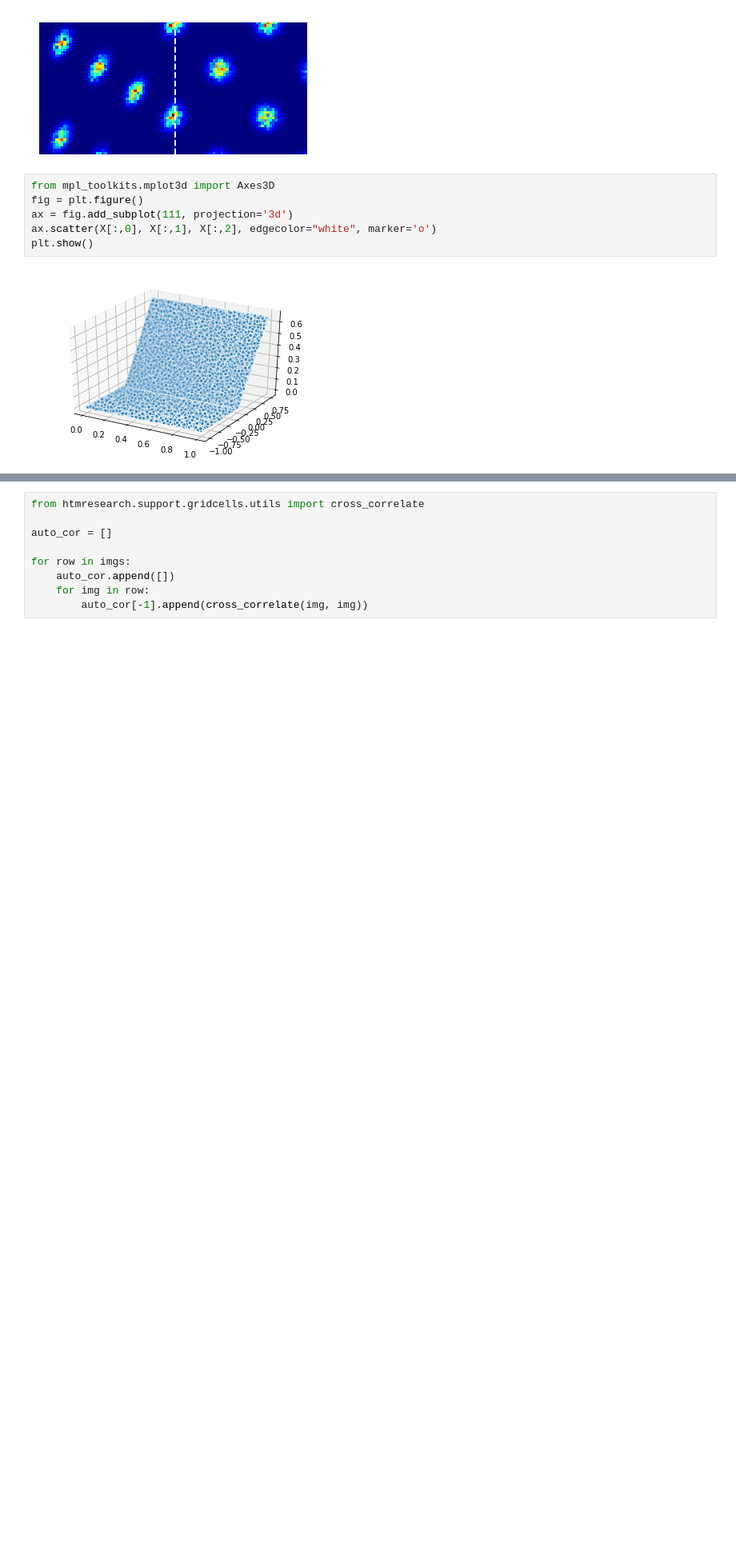
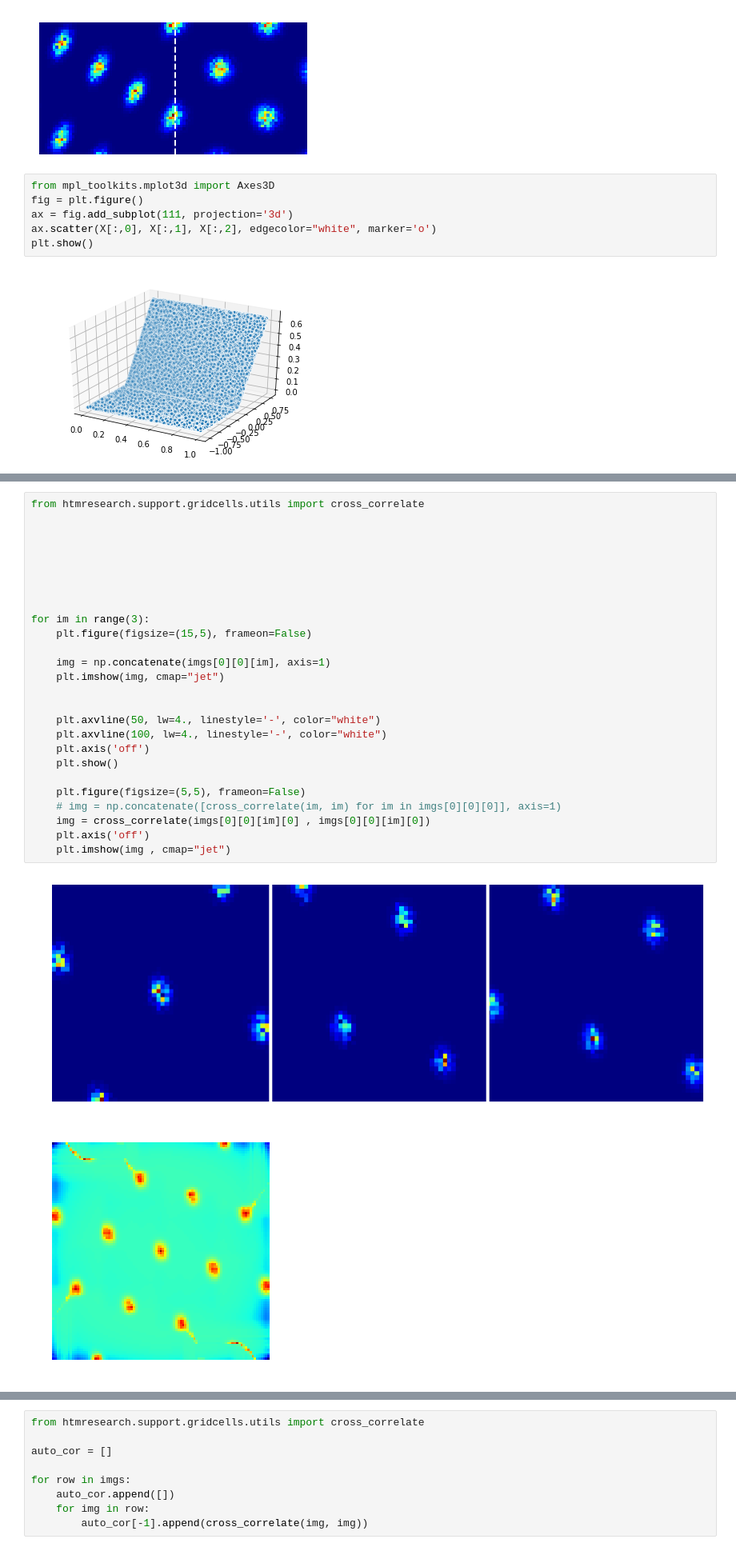
Before and after one commit to mirkoklukas/htmresearch, a Jupyter notebook: projects/gridcells/jupyter/M_dist/Sloping terrain.ipynb, the cells around one changed output, grey strips where cells are left out. Shown at 80% size. Drawn from its saved outputs; the diff is of its cells as text; blank space fills up the shorter version.

```diff
--- a/projects/gridcells/jupyter/M_dist/Sloping terrain.ipynb
+++ b/projects/gridcells/jupyter/M_dist/Sloping terrain.ipynb
@@ -275,0 +396,29 @@ plt.yticks([])
+# %%
+from htmresearch.support.gridcells.utils import cross_correlate
+
+
+
+
+
+
+
+for im in range(3):
+    plt.figure(figsize=(15,5), frameon=False)
+
+    img = np.concatenate(imgs[0][0][im], axis=1)
+    plt.imshow(img, cmap="jet")
+
+
+    plt.axvline(50, lw=4., linestyle='-', color="white")
+    plt.axvline(100, lw=4., linestyle='-', color="white")
+    plt.axis('off')
+    plt.show()
+
+    plt.figure(figsize=(5,5), frameon=False)
+    # img = np.concatenate([cross_correlate(im, im) for im in imgs[0][0][0]], axis=1)
+    img = cross_correlate(imgs[0][0][im][0] , imgs[0][0][im][0])
+    plt.axis('off')
+    plt.imshow(img , cmap="jet")
+# %% [output]
+[figure, added]
+[figure, added]
```
Also changed, not shown: parts of 5 cells of this notebook, 1 other file.
